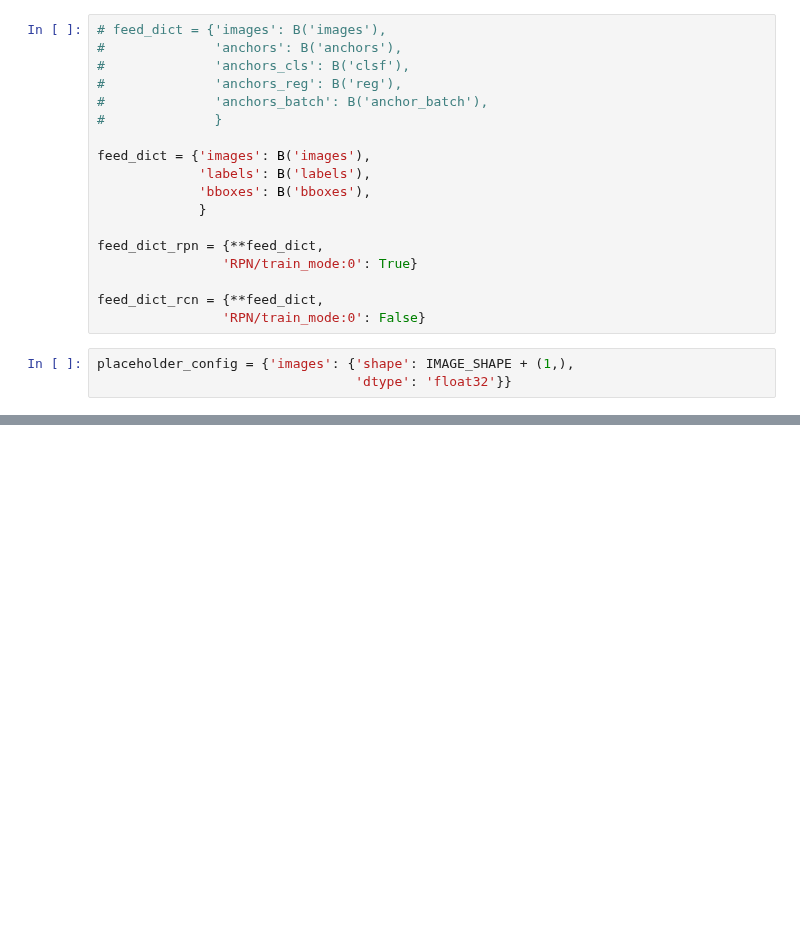
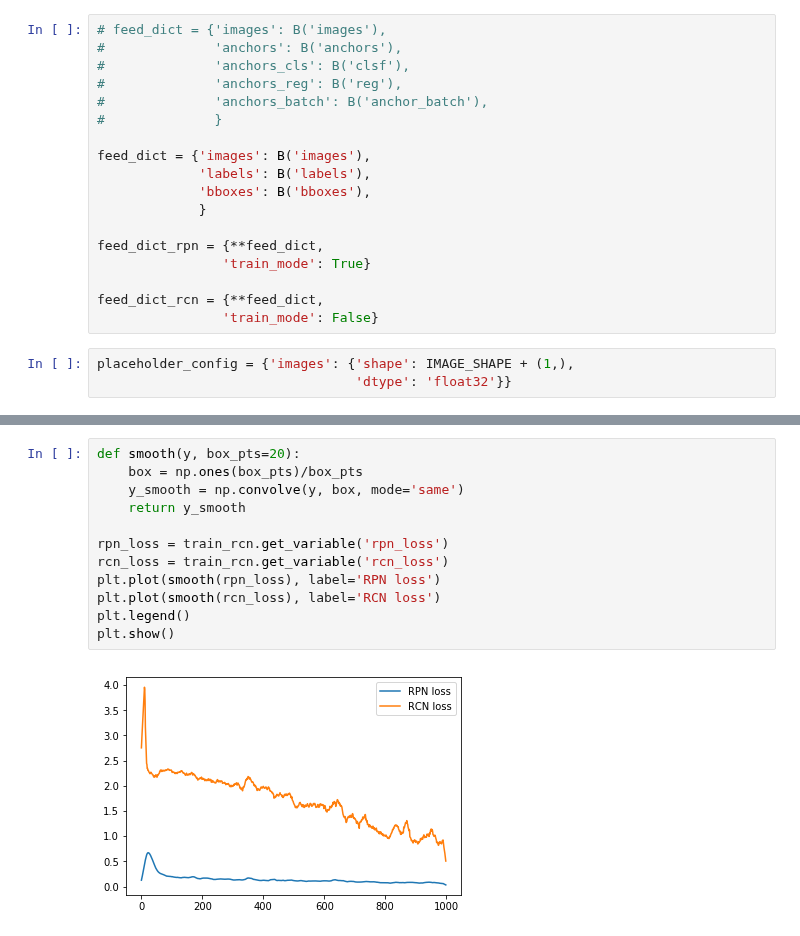
Before and after one commit to analysiscenter/az_training, a Jupyter notebook: alexey_kozhevin/task_03/faster_rcnn_demo.ipynb, the cells around one changed output, grey strips where cells are left out. Drawn from its saved outputs; the diff is of its cells as text; blank space fills up the shorter version.

```diff
--- a/alexey_kozhevin/task_03/faster_rcnn_demo.ipynb
+++ b/alexey_kozhevin/task_03/faster_rcnn_demo.ipynb
@@ -38,10 +38,10 @@ feed_dict = {'images': B('images'),
              }
 
 feed_dict_rpn = {**feed_dict,
-                'RPN/train_mode:0': True}
+                'train_mode': True}
 
 feed_dict_rcn = {**feed_dict,
-                'RPN/train_mode:0': False}
+                'train_mode': False}
 # %%
 placeholder_config = {'images': {'shape': IMAGE_SHAPE + (1,),
                                  'dtype': 'float32'}}
@@ -101,0 +105,14 @@ for i in range(1000):
+# %%
+def smooth(y, box_pts=20):
+    box = np.ones(box_pts)/box_pts
+    y_smooth = np.convolve(y, box, mode='same')
+    return y_smooth
+
+rpn_loss = train_rcn.get_variable('rpn_loss')
+rcn_loss = train_rcn.get_variable('rcn_loss')
+plt.plot(smooth(rpn_loss), label='RPN loss')
+plt.plot(smooth(rcn_loss), label='RCN loss')
+plt.legend()
+plt.show()
+# %% [output]
+[figure, added]
```
Also changed, not shown: parts of 12 cells of this notebook, 2 other files.
